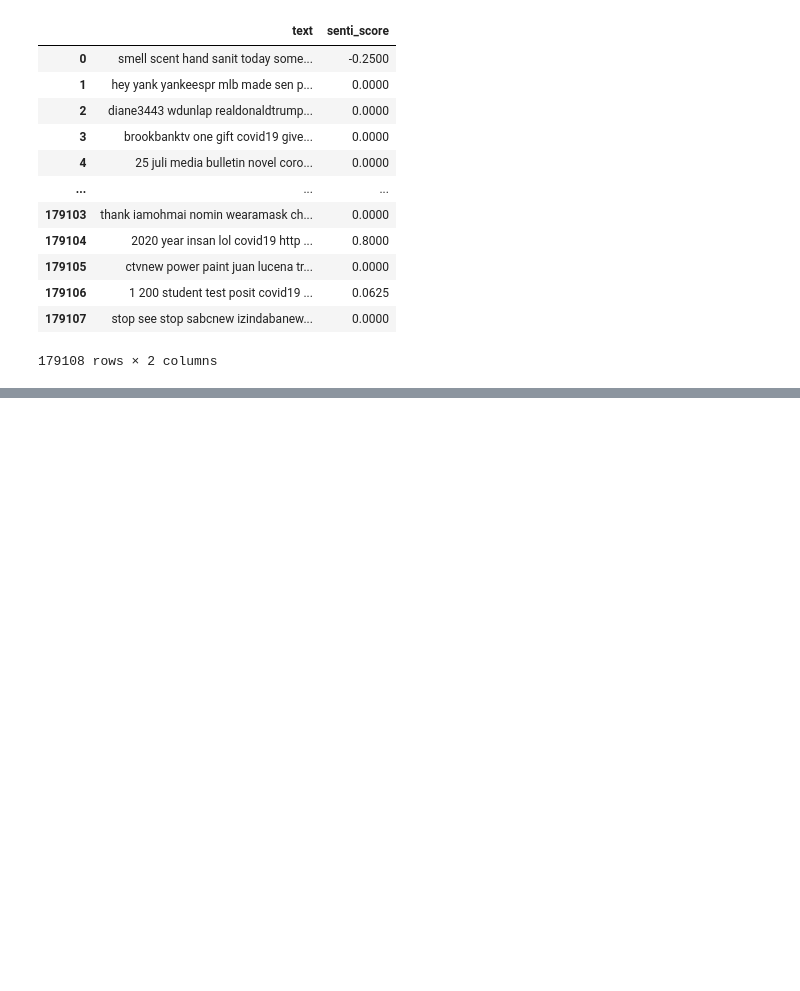
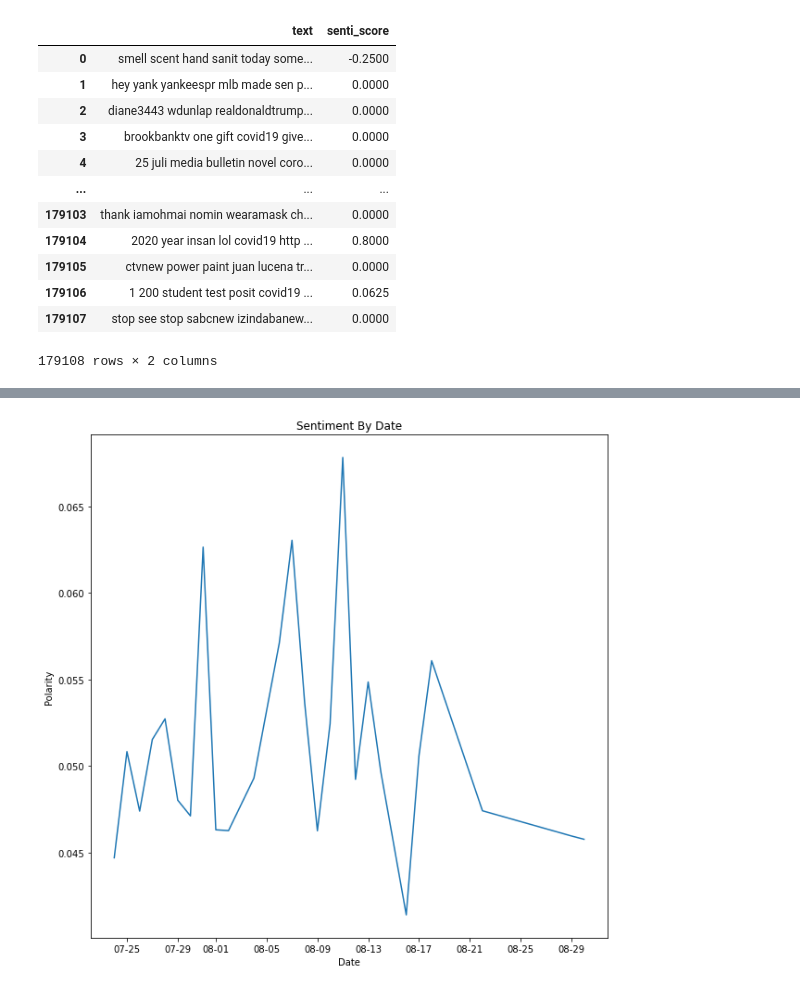
Before and after one commit to edwardlqf/vis, a Jupyter notebook: etl/twitter/sentiment/Tweeter Sentiment Score.ipynb, the cells around one changed output, grey strips where cells are left out. Saved outputs shown, nothing was run; the diff lists cells and outputs as text; code cells hidden in the pictures; blank space fills up the shorter version.

```diff
--- a/etl/twitter/sentiment/Tweeter Sentiment Score.ipynb
+++ b/etl/twitter/sentiment/Tweeter Sentiment Score.ipynb
@@ -84,0 +104,11 @@ df.head()
+# %%
+from matplotlib.dates import DateFormatter
+fig, ax = plt.subplots(figsize=(10, 10))
+ax.plot(senti_by_date.index, senti_by_date.senti_score)
+ax.set_title('Sentiment By Date')
+ax.set_xlabel('Date')
+ax.set_ylabel('Polarity')
+date_form = DateFormatter("%m-%d")
+ax.xaxis.set_major_formatter(date_form)
+# %% [output]
+[figure, added]
```
Also changed, not shown: parts of 9 cells of this notebook, 1 other file.
